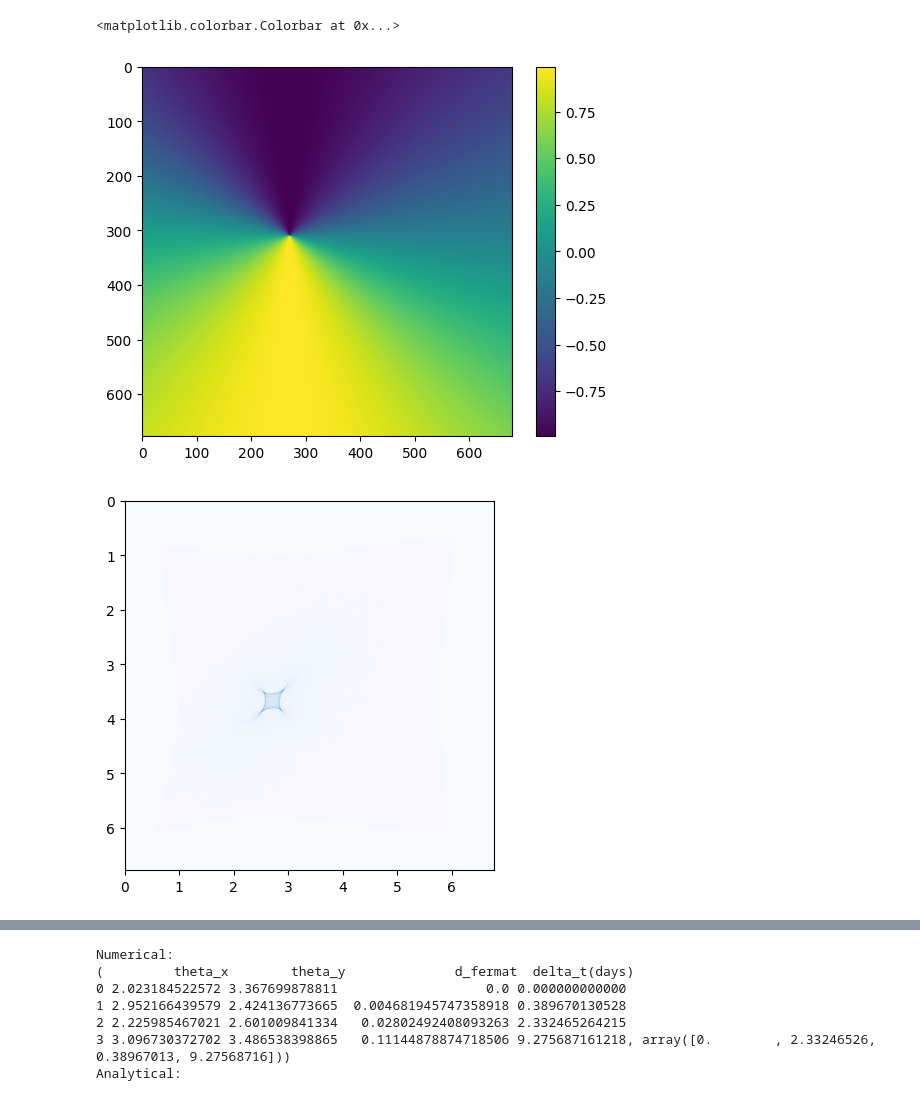
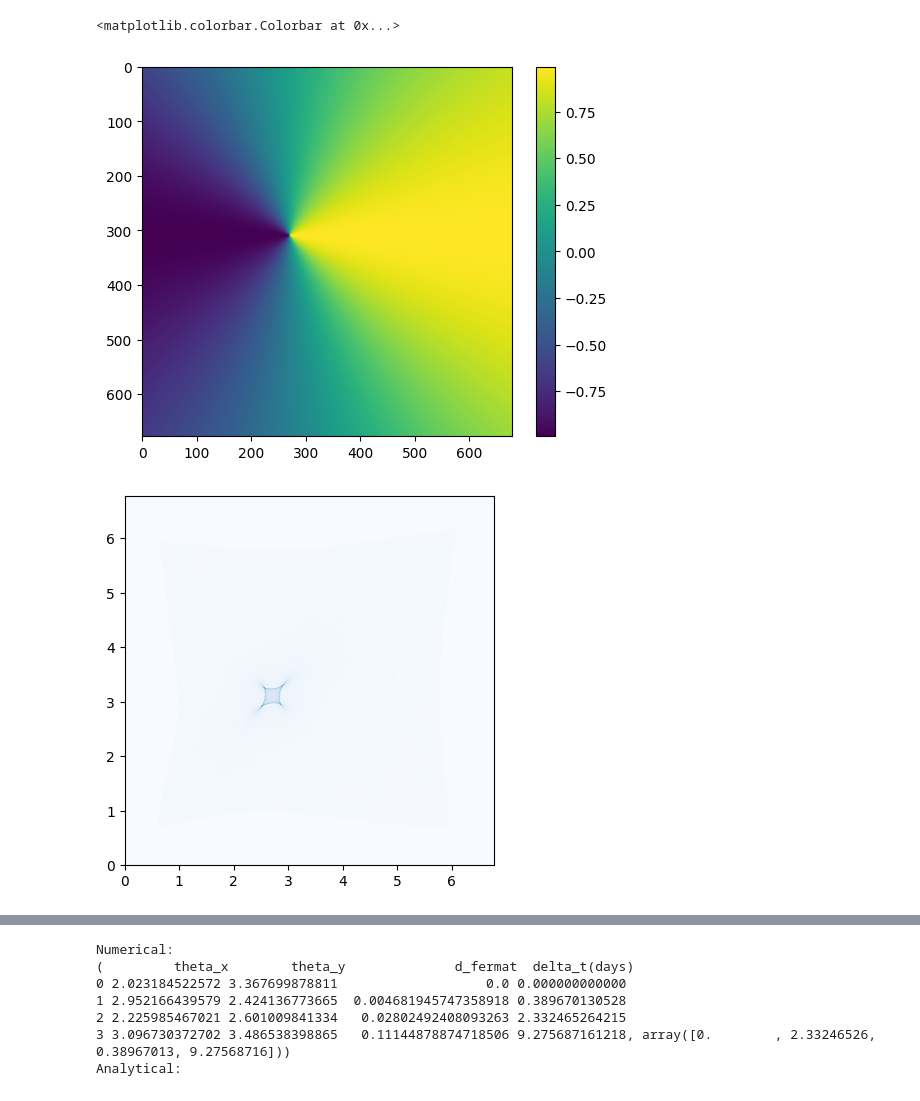
Before and after one commit to diceandcats/SURE-GW-lensing-cont, a Jupyter notebook: Real stuffs/cluster_class_verify.ipynb, the cells around one changed output, grey strips where cells are left out. Cells and saved outputs as stored; diff of their text form; code cells hidden in the pictures.

```diff
--- a/Real stuffs/cluster_class_verify.ipynb
+++ b/Real stuffs/cluster_class_verify.ipynb
@@ -34,35 +34,35 @@ pixscale = 0.01
 x_grid, y_grid = np.meshgrid(np.linspace(0, size-1, size), np.linspace(0, size-1, size))
 
 # Flatten the grid for calculations
 x_flat = x_grid.flatten()
 y_flat = y_grid.flatten()
 
 # Calculate convergence (kappa)
 kappa = lensModel.kappa(x_flat, y_flat, kwargs_lens)
 
 # Reshape back to 2D grid
 #kappa_2d = kappa.reshape(x_grid.shape)
 
 # ray-tracing to the source plane
 
 alpha_x, alpha_y = lensModel.alpha(x_flat, y_flat, kwargs_lens)
 # make beta_x and beta_y 2d
 
 alpha_x_2d = alpha_x.reshape(x_grid.shape)
 alpha_y_2d = alpha_y.reshape(x_grid.shape)
 
 psi = lensModel.potential(x_flat, y_flat, kwargs_lens)
 psi = psi.reshape(x_grid.shape)
 psi_arcsec = psi * pixscale**2
 
 alpha_x_arcsec = alpha_x_2d * pixscale
 alpha_y_arcsec = alpha_y_2d * pixscale
 
-plt.imshow(alpha_y_arcsec)   #assume this is in arcsec
+plt.imshow(alpha_x_arcsec)   #assume this is in arcsec
 plt.colorbar()
 # %% [output]
 <matplotlib.colorbar.Colorbar at 0x...>
-[figure, old version]
+[figure, new version]
 # %%
 # illustrate the casutic
 array_test = np.zeros([678,678])
@@ -81,8 +81,8 @@ for i in range(0, 678):
             array_test[yfloor,xfloor] += 1
 
 
-plt.imshow(array_test, cmap='Blues', extent=[0, 678* pixscale, 0, 678 * pixscale])
+plt.imshow(array_test, cmap='Blues', extent=[0, 678* pixscale, 678* pixscale, 0])
 plt.gca().invert_yaxis()
 # %% [output]
-[figure, old version]
+[figure, new version]
 # %%
```
Also changed, not shown: parts of 8 cells of this notebook, 3 other files.
